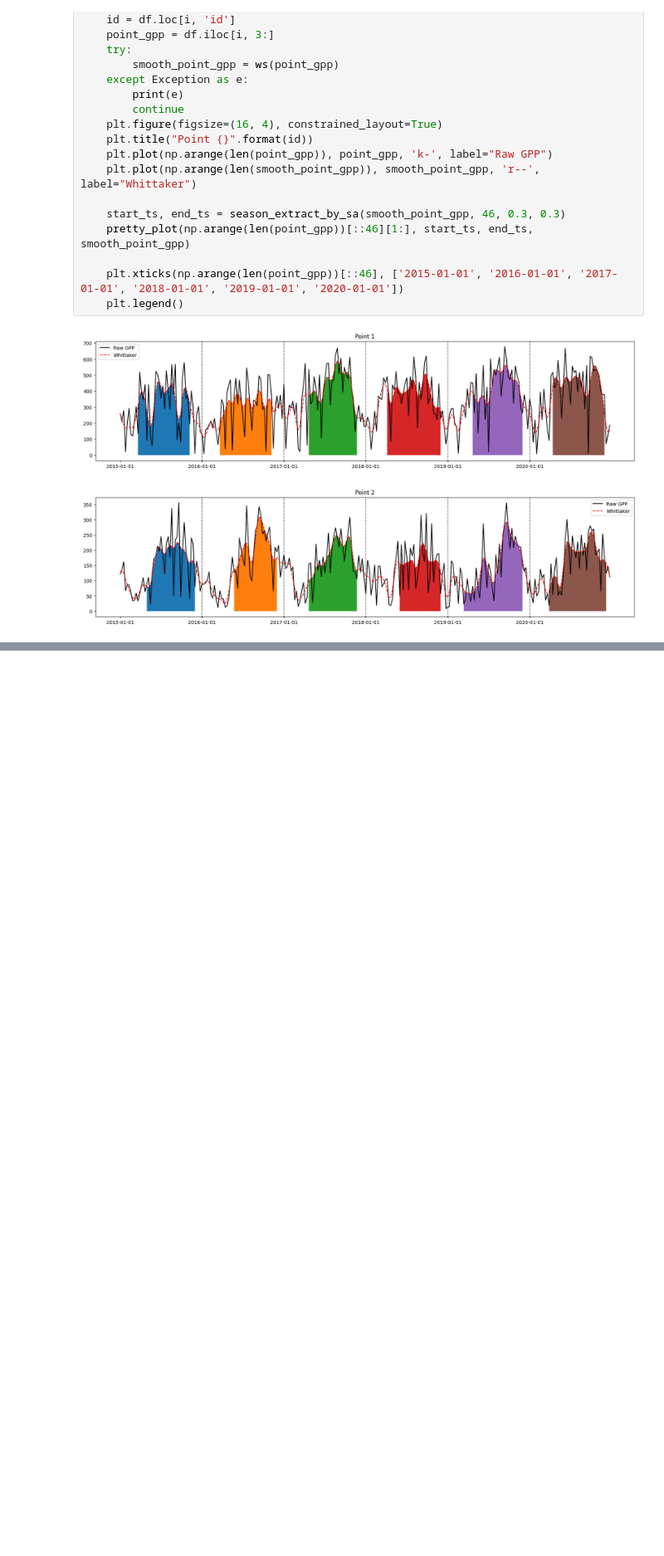
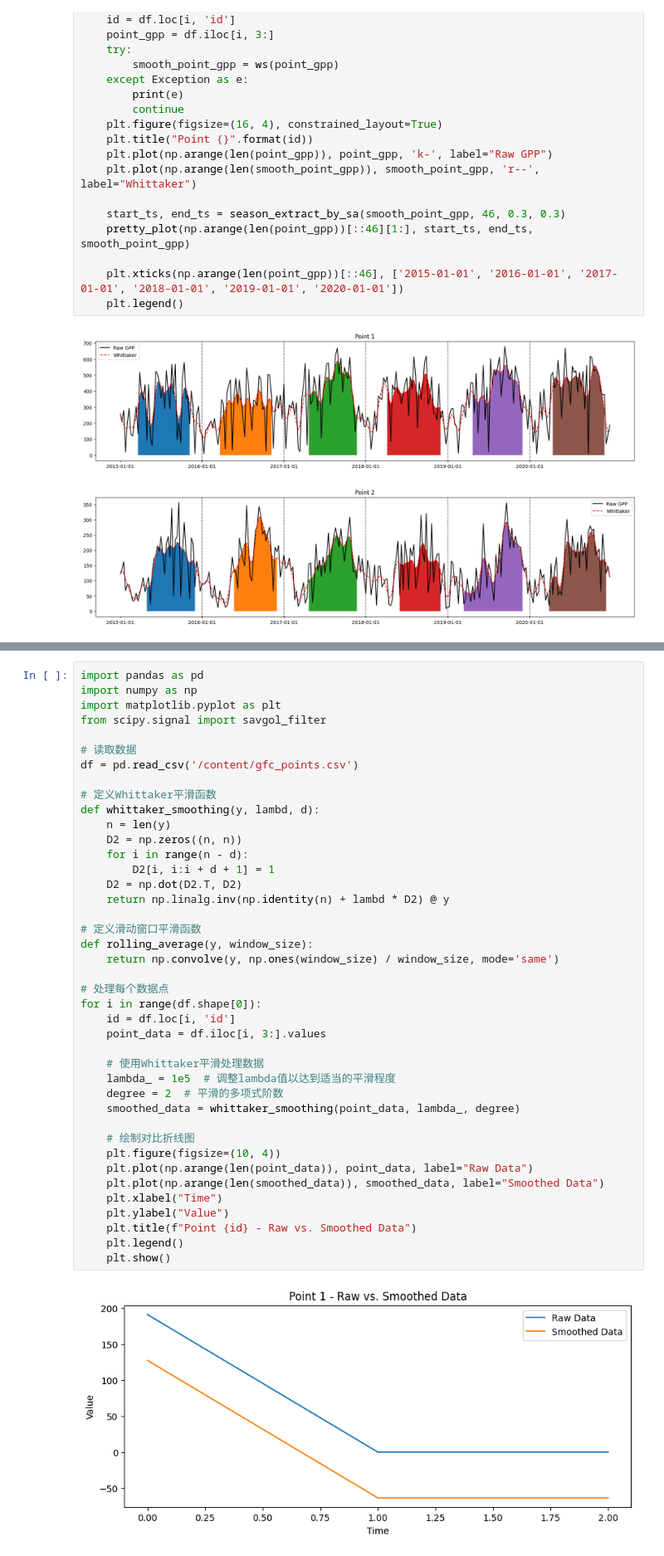
Before and after one commit to 123111222/GEE_Cloud-computing, a Jupyter notebook: Untitled0.ipynb, the cells around one changed output, grey strips where cells are left out. Shown at 83% size. Drawn from its saved outputs; the diff is of its cells as text; blank space fills up the shorter version.

```diff
--- a/Untitled0.ipynb
+++ b/Untitled0.ipynb
@@ -311,0 +350,43 @@ for i in range(df.shape[0]):
+# %%
+import pandas as pd
+import numpy as np
+import matplotlib.pyplot as plt
+from scipy.signal import savgol_filter
+
+# 读取数据
+df = pd.read_csv('/content/gfc_points.csv')
+
+# 定义Whittaker平滑函数
+def whittaker_smoothing(y, lambd, d):
+    n = len(y)
+    D2 = np.zeros((n, n))
+    for i in range(n - d):
+        D2[i, i:i + d + 1] = 1
+    D2 = np.dot(D2.T, D2)
+    return np.linalg.inv(np.identity(n) + lambd * D2) @ y
+
+# 定义滑动窗口平滑函数
+def rolling_average(y, window_size):
+    return np.convolve(y, np.ones(window_size) / window_size, mode='same')
+
+# 处理每个数据点
+for i in range(df.shape[0]):
+    id = df.loc[i, 'id']
+    point_data = df.iloc[i, 3:].values
+
+    # 使用Whittaker平滑处理数据
+    lambda_ = 1e5  # 调整lambda值以达到适当的平滑程度
+    degree = 2  # 平滑的多项式阶数
+    smoothed_data = whittaker_smoothing(point_data, lambda_, degree)
+
+    # 绘制对比折线图
+    plt.figure(figsize=(10, 4))
+    plt.plot(np.arange(len(point_data)), point_data, label="Raw Data")
+    plt.plot(np.arange(len(smoothed_data)), smoothed_data, label="Smoothed Data")
+    plt.xlabel("Time")
+    plt.ylabel("Value")
+    plt.title(f"Point {id} - Raw vs. Smoothed Data")
+    plt.legend()
+    plt.show()
+# %% [output]
+[figure, added]
```
Also changed, not shown: parts of 11 cells of this notebook.
